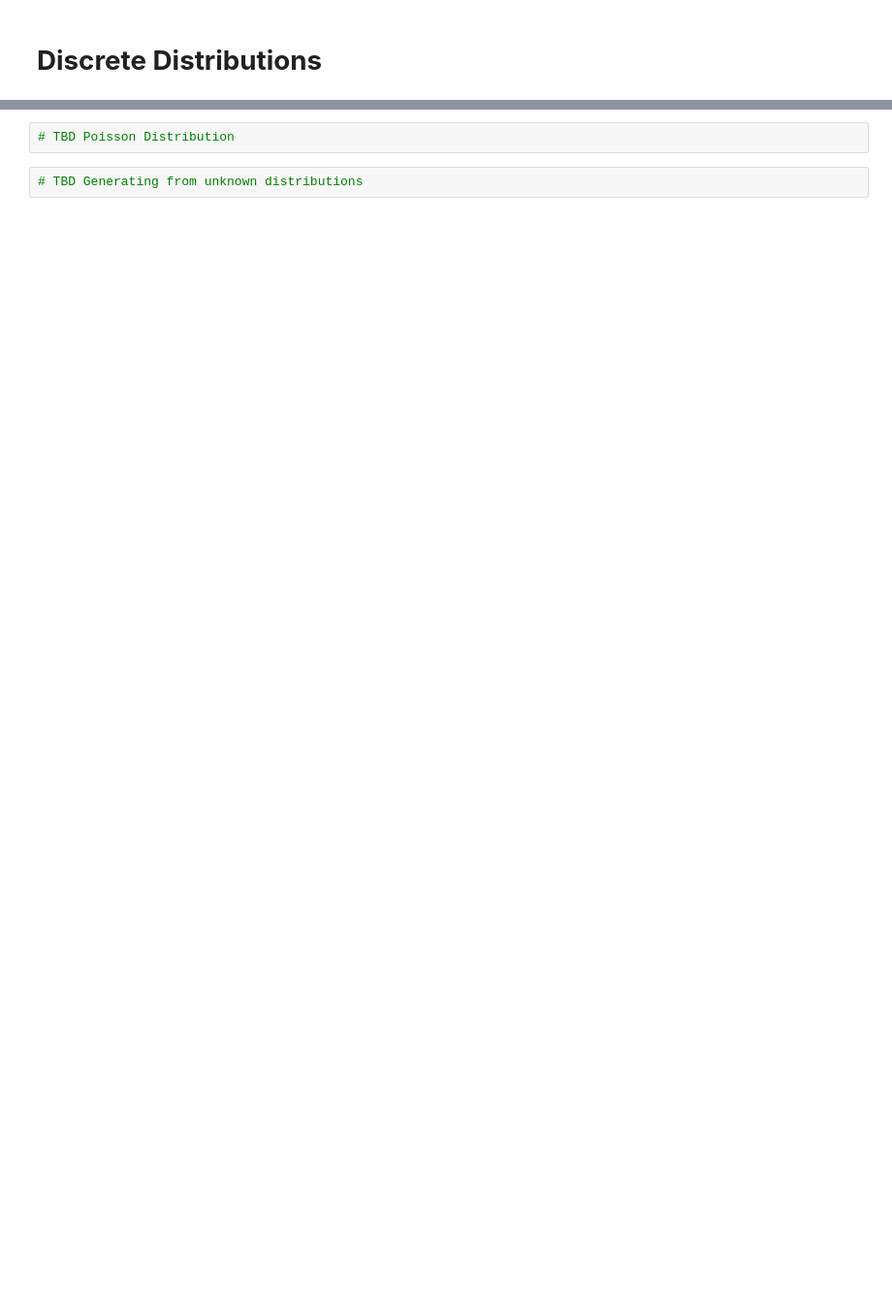
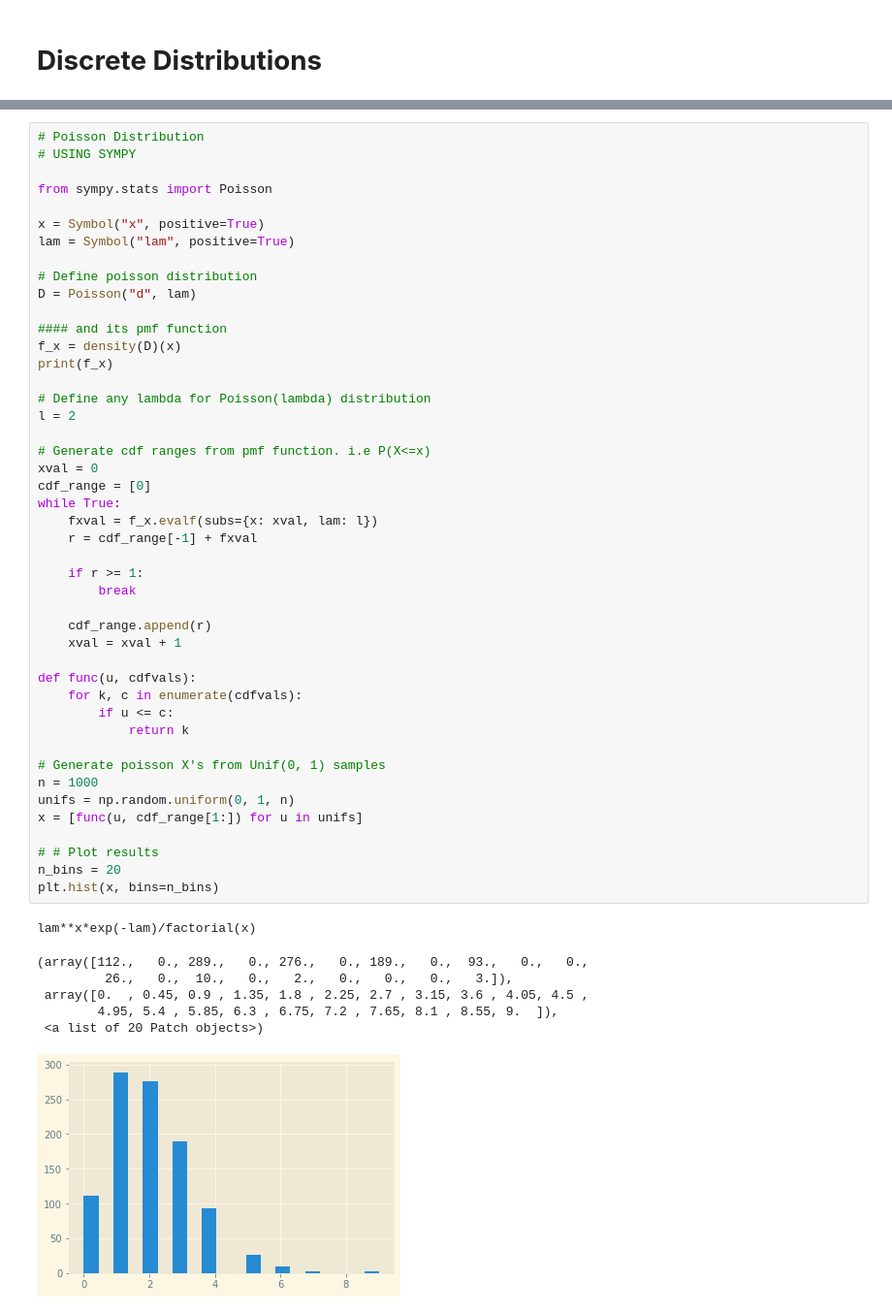
Before and after one commit to amy12xx/colab_notebooks, a Jupyter notebook: stats/Random_Variate_Generation.ipynb, the cells around one changed output, grey strips where cells are left out. Shown at 97% size. Cells and saved outputs as stored; diff of their text form; blank space fills up the shorter version.

Commit message:
added poisson

```diff
--- a/stats/Random_Variate_Generation.ipynb
+++ b/stats/Random_Variate_Generation.ipynb
@@ -339,4 +365,53 @@ plt.hist(x, bins=n_bins)
-# %%
-# TBD Poisson Distribution
-# %%
-# TBD Generating from unknown distributions
+# %%
+# Poisson Distribution
+# USING SYMPY
+
+from sympy.stats import Poisson
+
+x = Symbol("x", positive=True)
+lam = Symbol("lam", positive=True)
+
+# Define poisson distribution
+D = Poisson("d", lam)
+
+#### and its pmf function
+f_x = density(D)(x)
+print(f_x)
+
+# Define any lambda for Poisson(lambda) distribution
+l = 2
+
+# Generate cdf ranges from pmf function. i.e P(X<=x)
+xval = 0
+cdf_range = [0]
+while True:
+    fxval = f_x.evalf(subs={x: xval, lam: l})
+    r = cdf_range[-1] + fxval
+
+    if r >= 1:
+        break
+
+    cdf_range.append(r)
+    xval = xval + 1
+
+def func(u, cdfvals):
+    for k, c in enumerate(cdfvals):
+        if u <= c:
+            return k
+
+# Generate poisson X's from Unif(0, 1) samples
+n = 1000
+unifs = np.random.uniform(0, 1, n)
+x = [func(u, cdf_range[1:]) for u in unifs]
+
+# # Plot results
+n_bins = 20
+plt.hist(x, bins=n_bins)
+# %% [output]
+lam**x*exp(-lam)/factorial(x)
+(array([112.,   0., 289.,   0., 276.,   0., 189.,   0.,  93.,   0.,   0.,
+         26.,   0.,  10.,   0.,   2.,   0.,   0.,   0.,   3.]),
+ array([0.  , 0.45, 0.9 , 1.35, 1.8 , 2.25, 2.7 , 3.15, 3.6 , 4.05, 4.5 ,
+        4.95, 5.4 , 5.85, 6.3 , 6.75, 7.2 , 7.65, 8.1 , 8.55, 9.  ]),
+ <a list of 20 Patch objects>)
+[figure, added]
```
Also changed, not shown: parts of 9 cells of this notebook.
